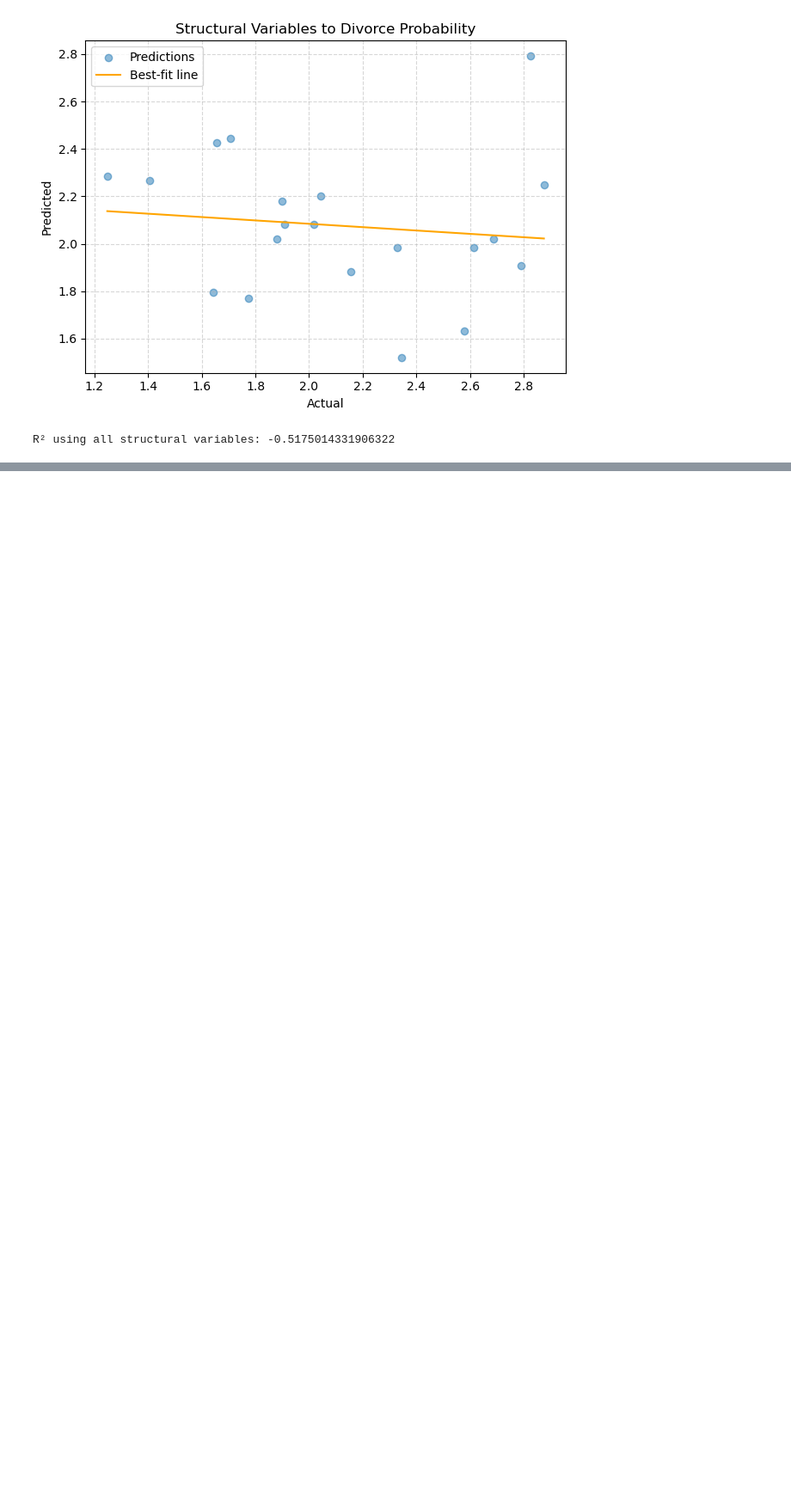
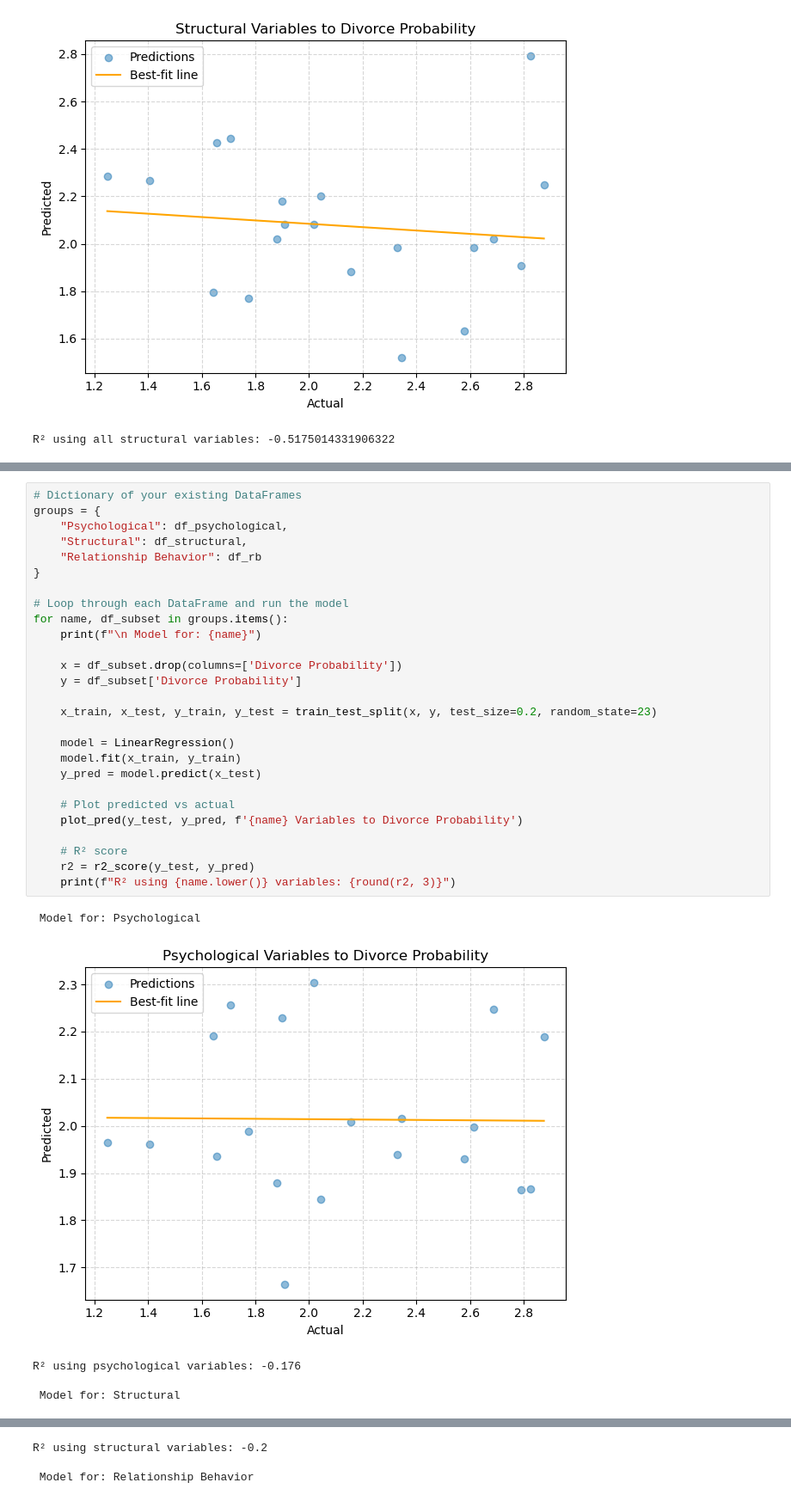
Before and after one commit to emmap04/2025_FinalProject_Overfitters, a Jupyter notebook: KrystalShi.ipynb, the cells around one changed output, grey strips where cells are left out. Shown at 86% size. Drawn from its saved outputs; the diff is of its cells as text; blank space fills up the shorter version.

```diff
--- a/KrystalShi.ipynb
+++ b/KrystalShi.ipynb
@@ -124,0 +164,33 @@ R² using all structural variables: -0.5175014331906322
+# %%
+# Dictionary of your existing DataFrames
+groups = {
+    "Psychological": df_psychological,
+    "Structural": df_structural,
+    "Relationship Behavior": df_rb
+}
+
+# Loop through each DataFrame and run the model
+for name, df_subset in groups.items():
+    print(f"\n Model for: {name}")
+
+    x = df_subset.drop(columns=['Divorce Probability'])
+    y = df_subset['Divorce Probability']
+
+    x_train, x_test, y_train, y_test = train_test_split(x, y, test_size=0.2, random_state=23)
+
+    model = LinearRegression()
+    model.fit(x_train, y_train)
+    y_pred = model.predict(x_test)
+
+    # Plot predicted vs actual
+    plot_pred(y_test, y_pred, f'{name} Variables to Divorce Probability')
+
+    # R² score
+    r2 = r2_score(y_test, y_pred)
+    print(f"R² using {name.lower()} variables: {round(r2, 3)}")
+# %% [output]
+ Model for: Psychological
+[figure, added]
+R² using psychological variables: -0.176
+
+ Model for: Structural
@@ -124,0 +198,3 @@ R² using all structural variables: -0.5175014331906322
+R² using structural variables: -0.2
+
+ Model for: Relationship Behavior
```
Also changed, not shown: parts of 4 cells of this notebook.
